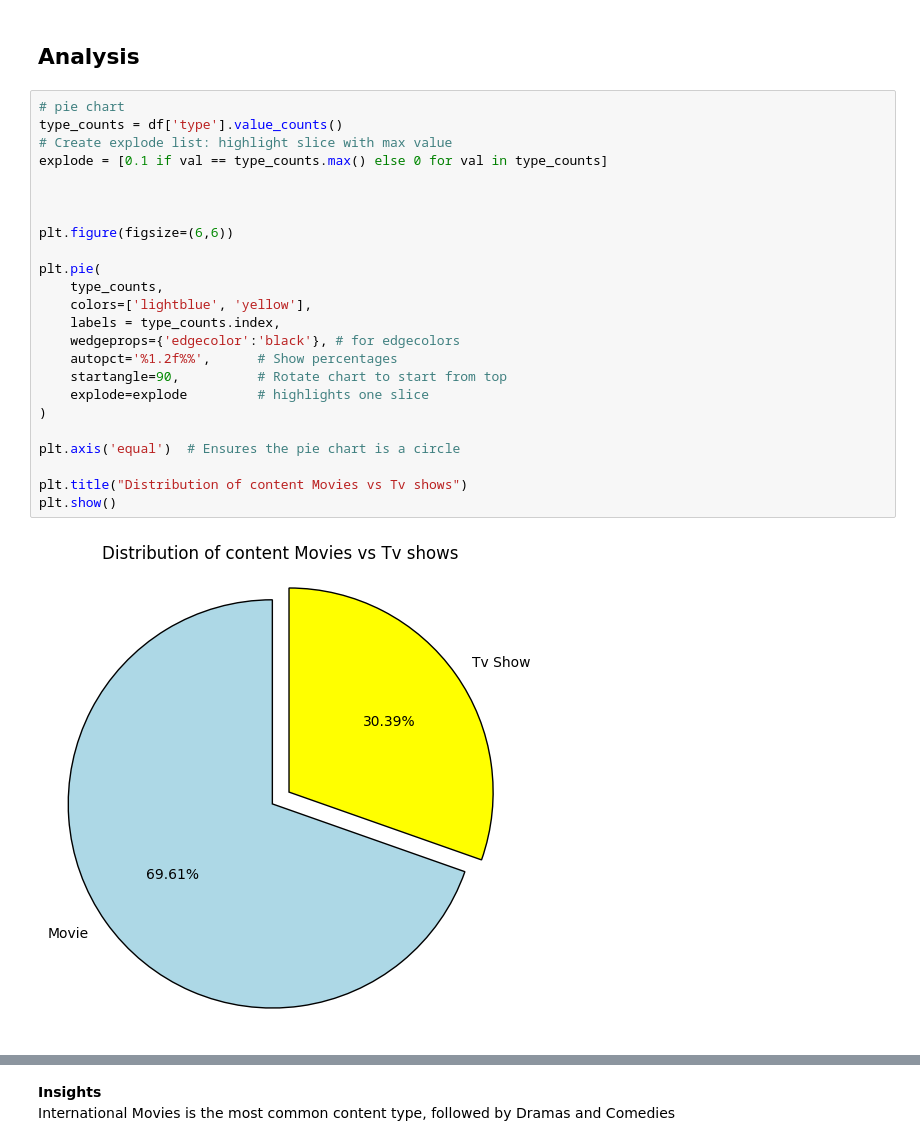
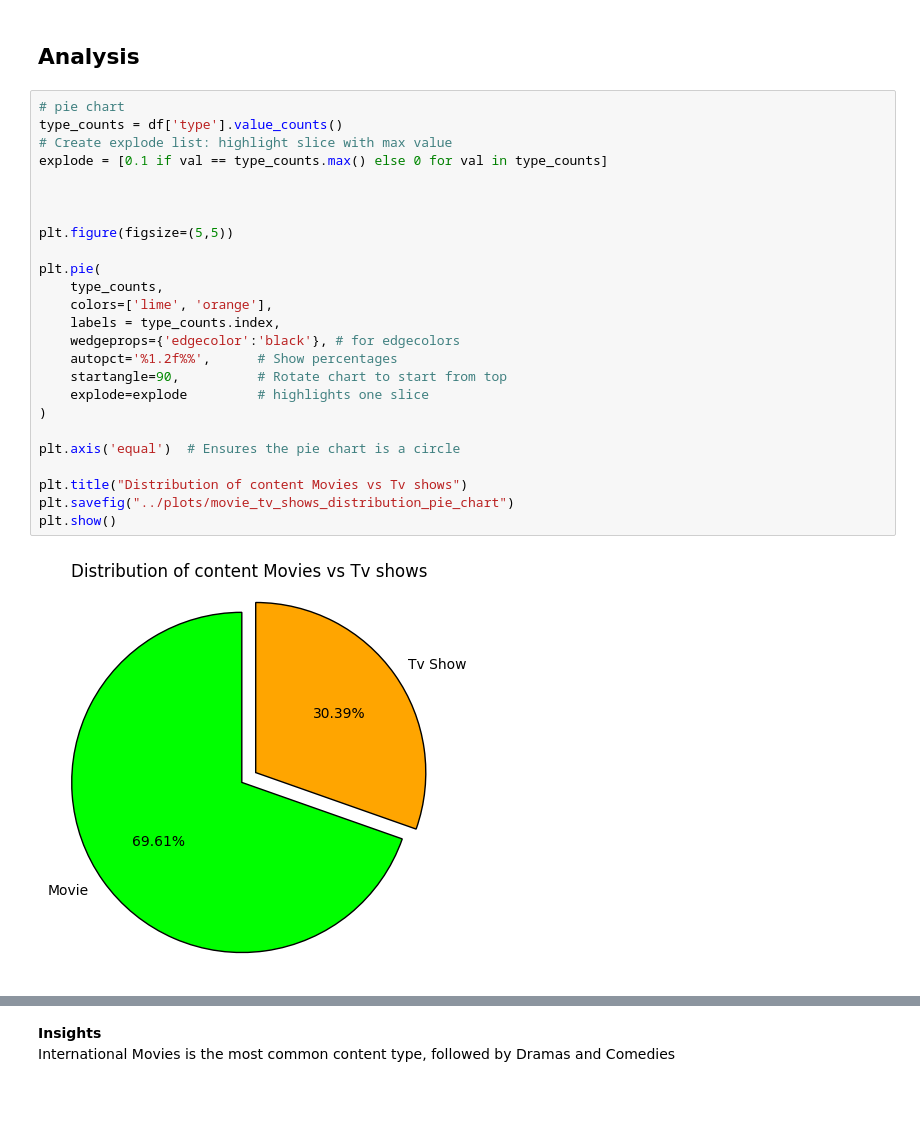
Before and after one commit to nikhilgusain/Netflix-ratings-analysis, a Jupyter notebook: notebooks/analysis.ipynb, the cells around one changed output, grey strips where cells are left out. Saved outputs shown, nothing was run; the diff lists cells and outputs as text; blank space fills up the shorter version.

Commit message:
Added pie chart to plots

```diff
--- a/notebooks/analysis.ipynb
+++ b/notebooks/analysis.ipynb
@@ -181,29 +244,30 @@ df.to_csv("../data/netflix_cleaned.csv")
 # %%
 # pie chart
 type_counts = df['type'].value_counts()
 # Create explode list: highlight slice with max value
 explode = [0.1 if val == type_counts.max() else 0 for val in type_counts]
 
 
 
-plt.figure(figsize=(6,6))
+plt.figure(figsize=(5,5))
 
 plt.pie(
     type_counts,
-    colors=['lightblue', 'yellow'],
+    colors=['lime', 'orange'],
     labels = type_counts.index,
     wedgeprops={'edgecolor':'black'}, # for edgecolors
     autopct='%1.2f%%',      # Show percentages
     startangle=90,          # Rotate chart to start from top
     explode=explode         # highlights one slice
 )
 
 plt.axis('equal')  # Ensures the pie chart is a circle
 
 plt.title("Distribution of content Movies vs Tv shows")
+plt.savefig("../plots/movie_tv_shows_distribution_pie_chart")
 plt.show()
 # %% [output]
-[figure, old version]
+[figure, new version]
 # %% [markdown]
 **Insights**
 Movies consist of almost 70%
```
Also changed, not shown: parts of 18 cells of this notebook, 2 other files.
